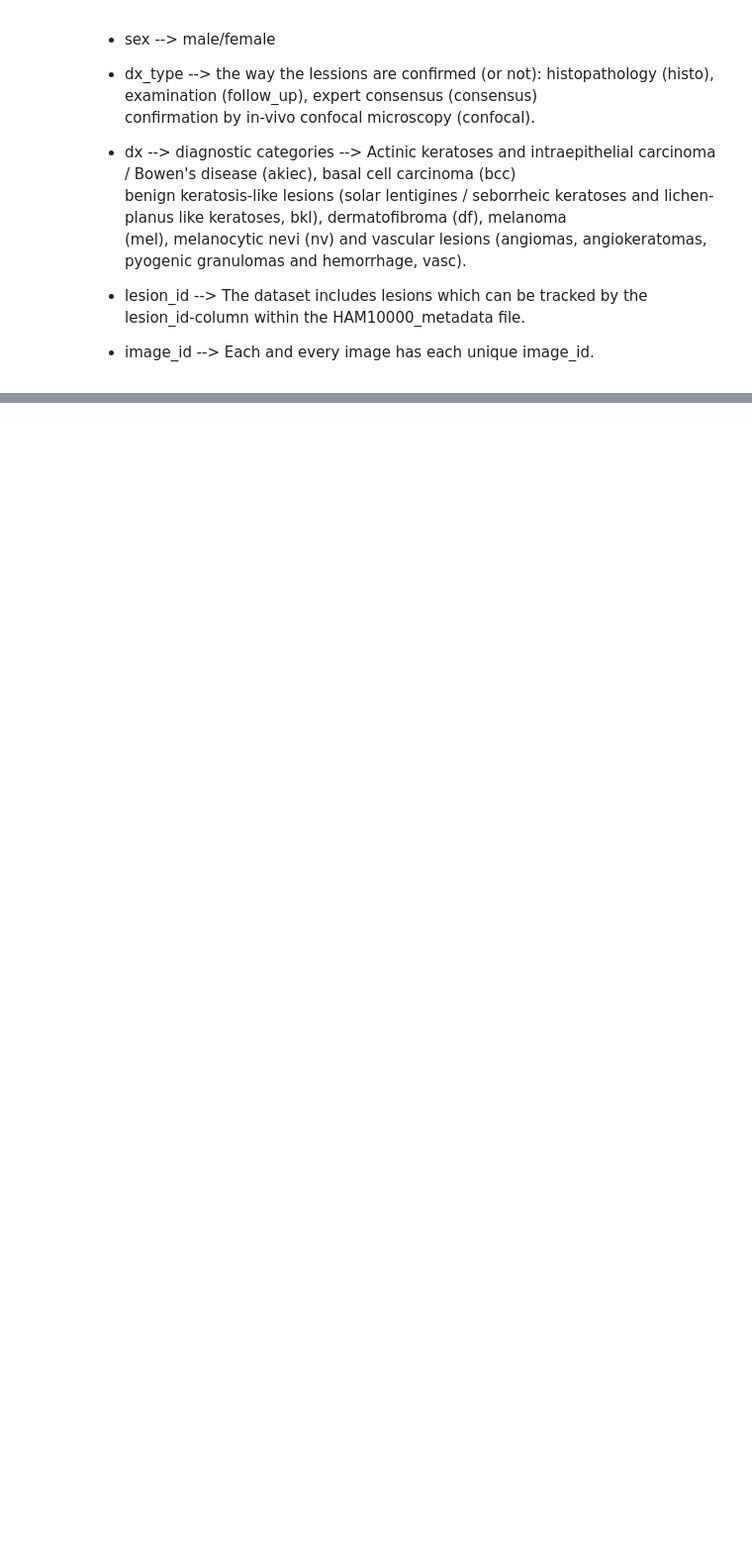
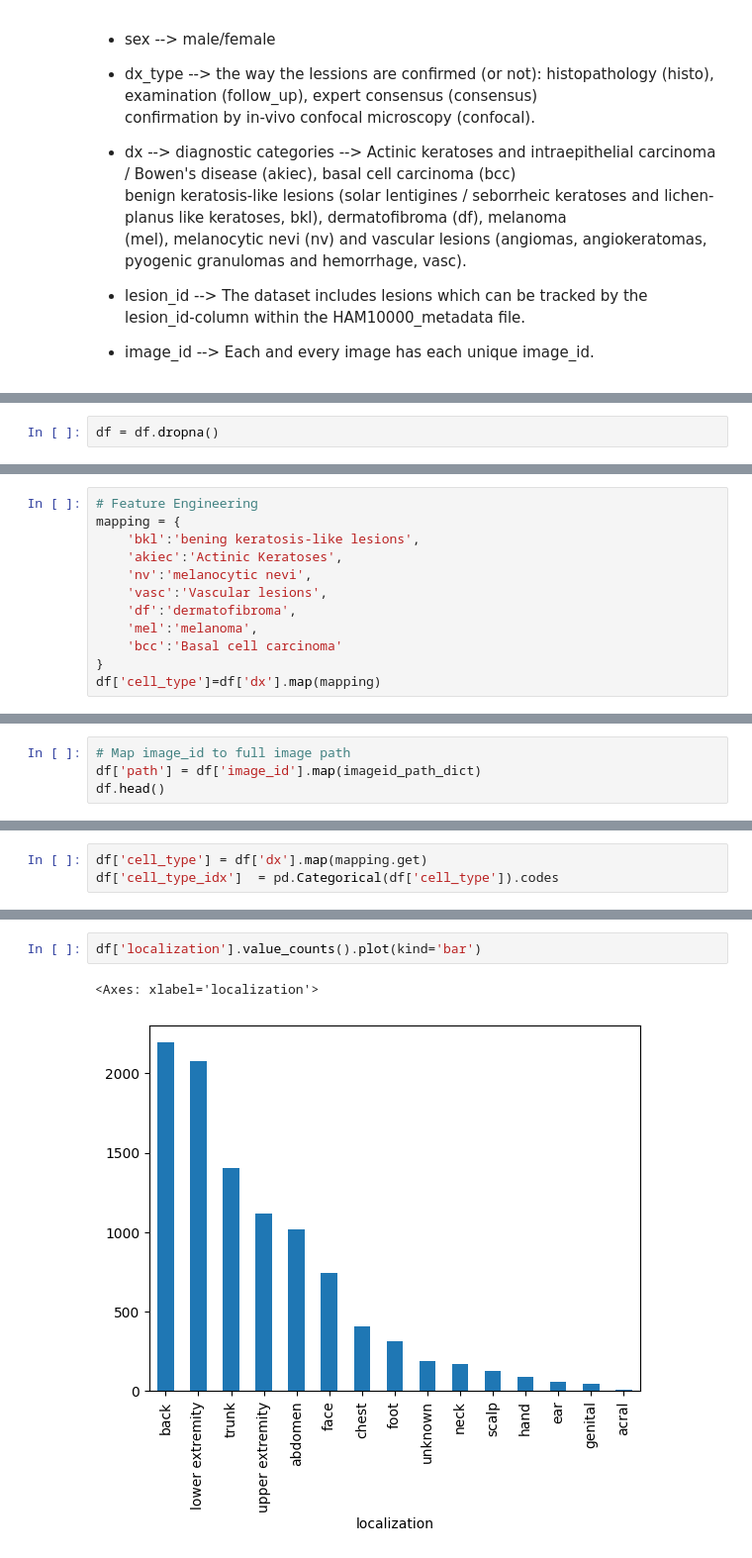
Before and after one commit to CharalamposZisis/Skin-Cancer-Classification-Problem-, a Jupyter notebook: main.ipynb, the cells around one changed output, grey strips where cells are left out. Shown at 99% size. Saved outputs shown, nothing was run; the diff lists cells and outputs as text; blank space fills up the shorter version.

```diff
--- a/main.ipynb
+++ b/main.ipynb
@@ -32,0 +94,2 @@ benign keratosis-like lesions (solar lentigines / seborrheic keratoses and liche
+# %%
+df = df.dropna()
@@ -32,0 +108,12 @@ benign keratosis-like lesions (solar lentigines / seborrheic keratoses and liche
+# %%
+# Feature Engineering
+mapping = {
+    'bkl':'bening keratosis-like lesions',
+    'akiec':'Actinic Keratoses',
+    'nv':'melanocytic nevi',
+    'vasc':'Vascular lesions',
+    'df':'dermatofibroma',
+    'mel':'melanoma',
+    'bcc':'Basal cell carcinoma'
+}
+df['cell_type']=df['dx'].map(mapping)
@@ -32,0 +144,4 @@ benign keratosis-like lesions (solar lentigines / seborrheic keratoses and liche
+# %%
+# Map image_id to full image path
+df['path'] = df['image_id'].map(imageid_path_dict)
+df.head()
@@ -32,0 +155,3 @@ benign keratosis-like lesions (solar lentigines / seborrheic keratoses and liche
+# %%
+df['cell_type'] = df['dx'].map(mapping.get)
+df['cell_type_idx']  = pd.Categorical(df['cell_type']).codes
@@ -32,0 +167,5 @@ benign keratosis-like lesions (solar lentigines / seborrheic keratoses and liche
+# %%
+df['localization'].value_counts().plot(kind='bar')
+# %% [output]
+<Axes: xlabel='localization'>
+[figure, added]
```
Also changed, not shown: parts of 53 cells of this notebook.
